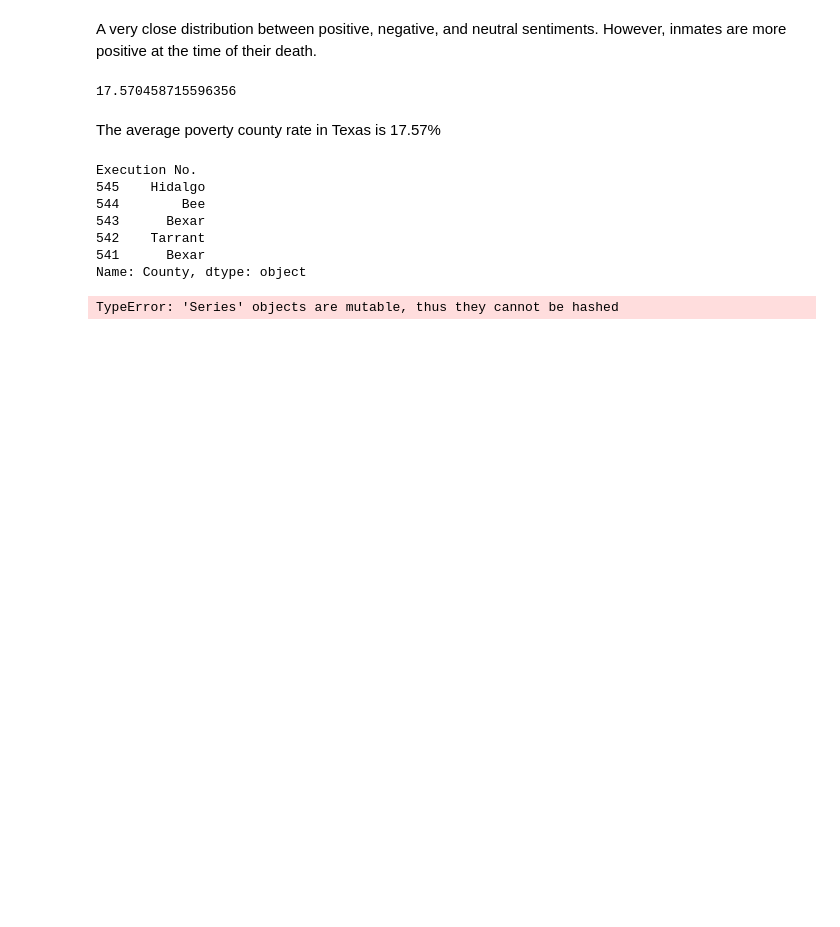
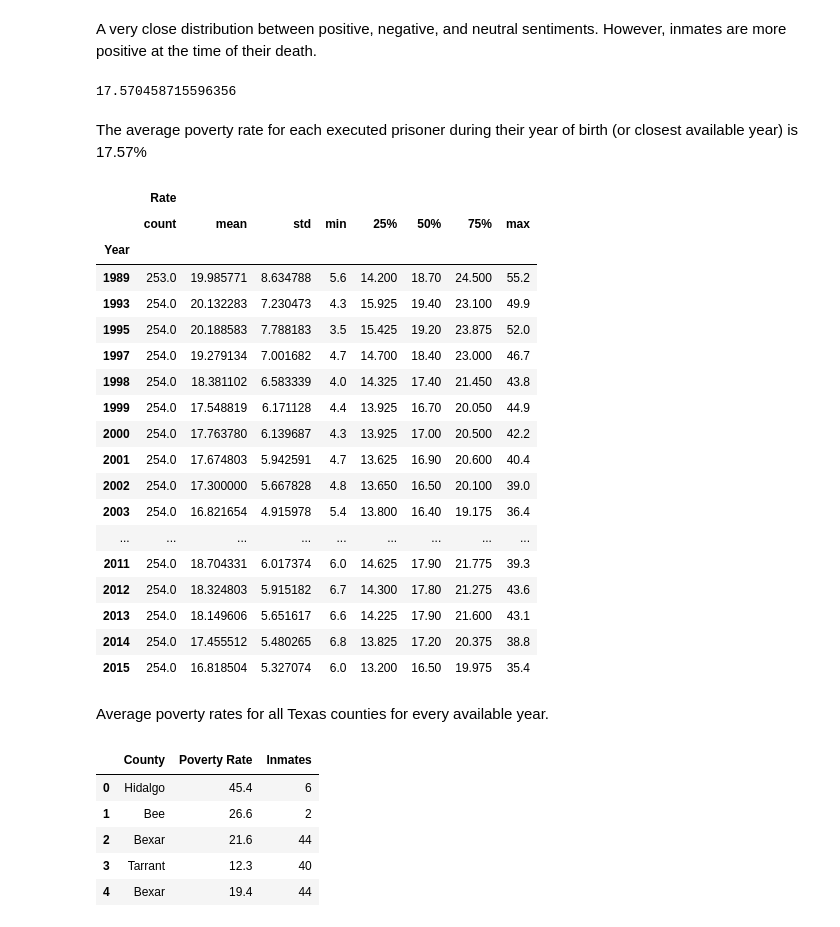
Before and after one commit to allanmc0913/Executions-and-Poverty-in-Texas, a Jupyter notebook: Executed Inmates Data Analysis.ipynb, the cells around one changed output. Drawn from its saved outputs; the diff is of its cells as text; code cells hidden in the pictures; blank space fills up the shorter version.

```diff
--- a/Executed Inmates Data Analysis.ipynb
+++ b/Executed Inmates Data Analysis.ipynb
@@ -130,4 +134,28 @@ df_inmates['Poverty Rate'].mean()
 # %% [output]
 17.570458715596356
 # %% [markdown]
-The average poverty county rate in Texas is 17.57%
+The average poverty rate for each executed prisoner during their year of birth (or closest available year) is 17.57%
+# %%
+pov_by_county.groupby("Year").describe()
+# %% [output]
+|  | Rate |  |  |  |  |  |  |  |
+|  | count | mean | std | min | 25% | 50% | 75% | max |
+| Year |  |  |  |  |  |  |  |  |
+| 1989 | 253.0 | 19.985771 | 8.634788 | 5.6 | 14.200 | 18.70 | 24.500 | 55.2 |
+| 1993 | 254.0 | 20.132283 | 7.230473 | 4.3 | 15.925 | 19.40 | 23.100 | 49.9 |
+| 1995 | 254.0 | 20.188583 | 7.788183 | 3.5 | 15.425 | 19.20 | 23.875 | 52.0 |
+| 1997 | 254.0 | 19.279134 | 7.001682 | 4.7 | 14.700 | 18.40 | 23.000 | 46.7 |
+| 1998 | 254.0 | 18.381102 | 6.583339 | 4.0 | 14.325 | 17.40 | 21.450 | 43.8 |
+| 1999 | 254.0 | 17.548819 | 6.171128 | 4.4 | 13.925 | 16.70 | 20.050 | 44.9 |
+| 2000 | 254.0 | 17.763780 | 6.139687 | 4.3 | 13.925 | 17.00 | 20.500 | 42.2 |
+| 2001 | 254.0 | 17.674803 | 5.942591 | 4.7 | 13.625 | 16.90 | 20.600 | 40.4 |
+| 2002 | 254.0 | 17.300000 | 5.667828 | 4.8 | 13.650 | 16.50 | 20.100 | 39.0 |
+| 2003 | 254.0 | 16.821654 | 4.915978 | 5.4 | 13.800 | 16.40 | 19.175 | 36.4 |
+| ... | ... | ... | ... | ... | ... | ... | ... | ... |
+| 2011 | 254.0 | 18.704331 | 6.017374 | 6.0 | 14.625 | 17.90 | 21.775 | 39.3 |
+| 2012 | 254.0 | 18.324803 | 5.915182 | 6.7 | 14.300 | 17.80 | 21.275 | 43.6 |
+| 2013 | 254.0 | 18.149606 | 5.651617 | 6.6 | 14.225 | 17.90 | 21.600 | 43.1 |
+| 2014 | 254.0 | 17.455512 | 5.480265 | 6.8 | 13.825 | 17.20 | 20.375 | 38.8 |
+| 2015 | 254.0 | 16.818504 | 5.327074 | 6.0 | 13.200 | 16.50 | 19.975 | 35.4 |
+# %% [markdown]
+Average poverty rates for all Texas counties for every available year.
@@ -134,19 +164,17 @@ The average poverty county rate in Texas is 17.57%
 # %%
-counties = df_inmates['County']
+counties = df_inmates[['County', 'Poverty Rate']]
 
-# counties['Inmates'] = df_inmates['County'].unique()
+counties = counties.set_index("County")
+counties['Inmates'] = df_inmates['County'].value_counts()
+counties = counties.reset_index()
+
 counties.head()
 # %% [output]
-Execution No.
-545    Hidalgo
-544        Bee
-543      Bexar
-542    Tarrant
-541      Bexar
-Name: County, dtype: object
+|  | County | Poverty Rate | Inmates |
+| 0 | Hidalgo | 45.4 | 6 |
+| 1 | Bee | 26.6 | 2 |
+| 2 | Bexar | 21.6 | 44 |
+| 3 | Tarrant | 12.3 | 40 |
+| 4 | Bexar | 19.4 | 44 |
-# %%
-counties.groupby('County', counties['Poverty Rate']).mean()
-# %% [output]
-TypeError: 'Series' objects are mutable, thus they cannot be hashed
 # %%
 sns.regplot(x="Poverty Rate", y="Inmates", data=counties)
```
Also changed, not shown: parts of 12 cells of this notebook.
